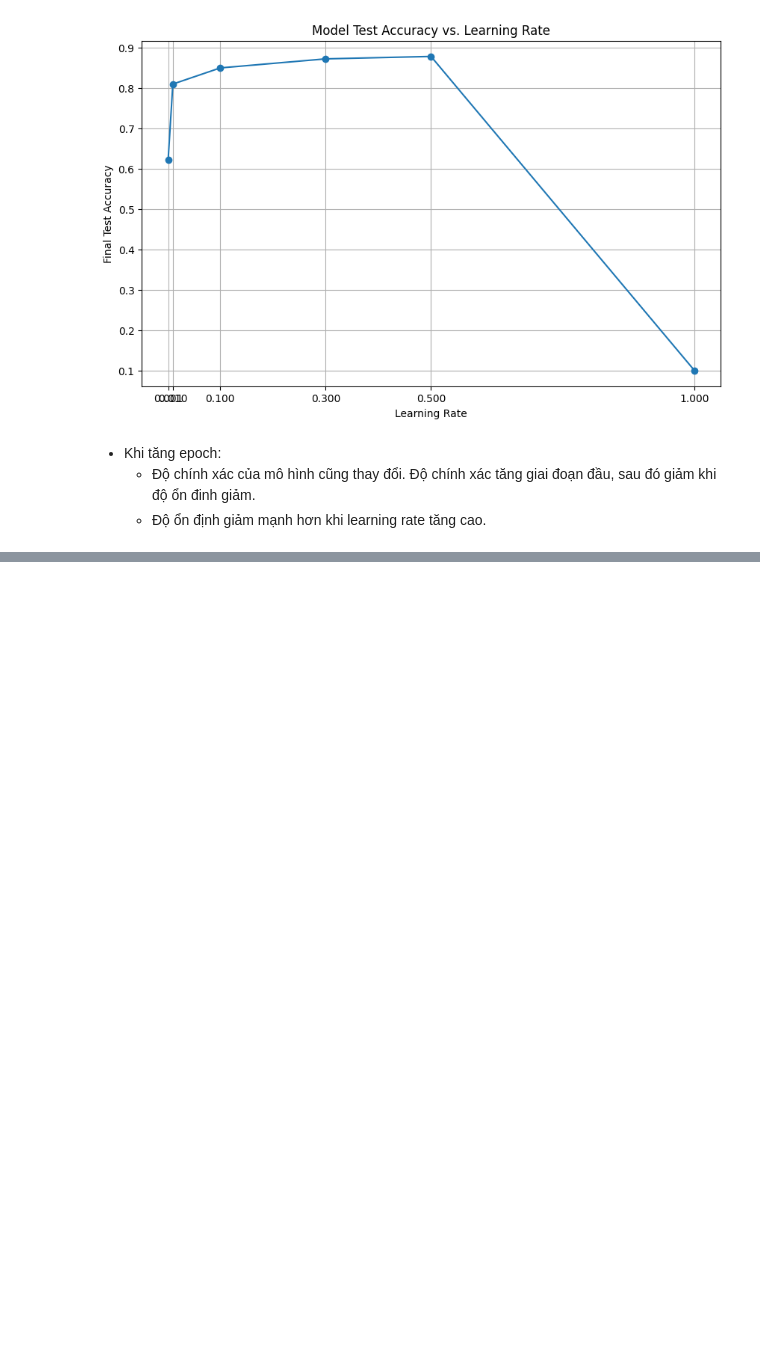
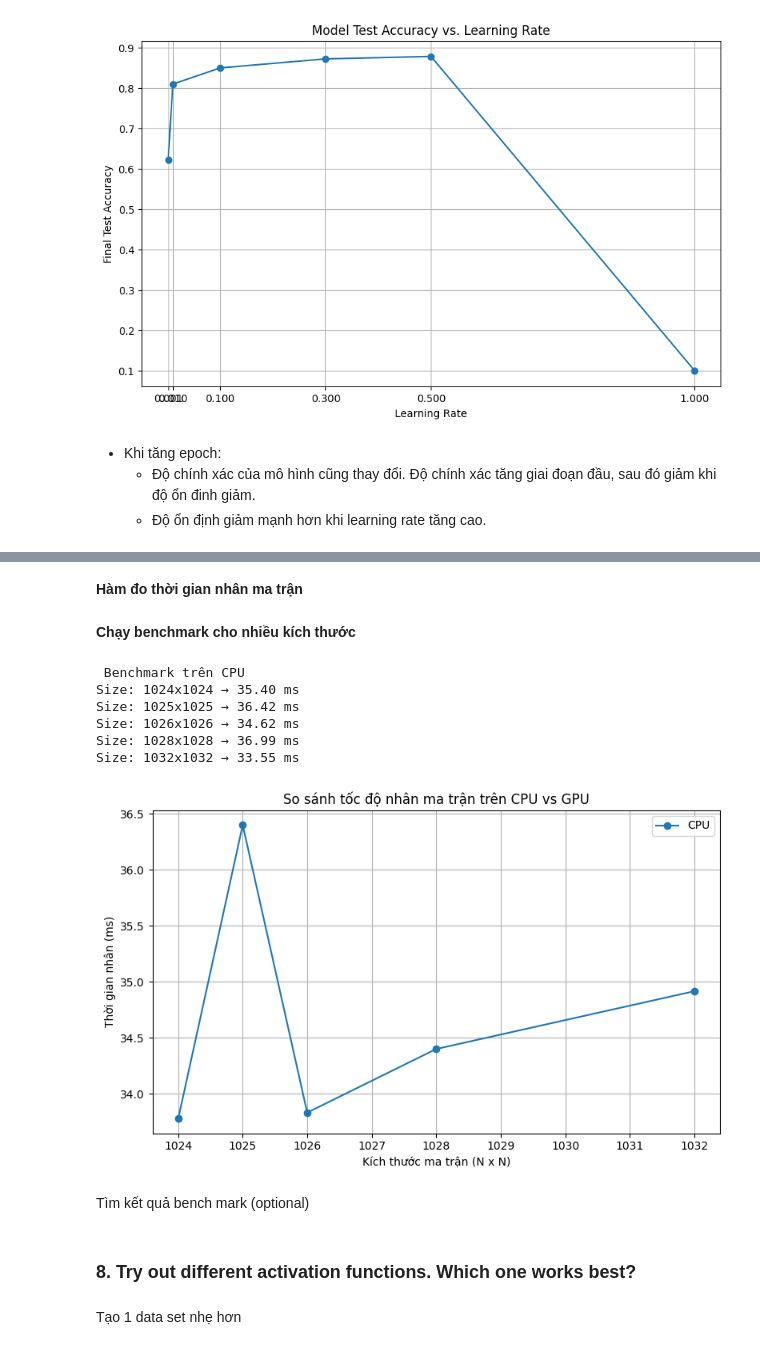
Before and after one commit to lifebow/MFFCS, a Jupyter notebook: MLP_Implementation.ipynb, the cells around one changed output, grey strips where cells are left out. Saved outputs shown, nothing was run; the diff lists cells and outputs as text; code cells hidden in the pictures; blank space fills up the shorter version.

```diff
--- a/MLP_Implementation.ipynb
+++ b/MLP_Implementation.ipynb
@@ -1106,0 +1505,2 @@ plt.grid(True)
+# %% [markdown]
+**Hàm đo thời gian nhân ma trận**
@@ -1106,0 +1524,45 @@ plt.grid(True)
+# %% [markdown]
+**Chạy benchmark cho nhiều kích thước**
+# %%
+devices = ['cpu']
+if torch.cuda.is_available():
+    devices.append('cuda')
+
+# Ghi kết quả
+for device in devices:
+    print(f"\n Benchmark trên {device.upper()}")
+    for size in sizes:
+        t = benchmark_matmul(size, device)
+        print(f"Size: {size}x{size} → {t*1000:.2f} ms")
+# %% [output]
+ Benchmark trên CPU
+Size: 1024x1024 → 35.40 ms
+Size: 1025x1025 → 36.42 ms
+Size: 1026x1026 → 34.62 ms
+Size: 1028x1028 → 36.99 ms
+Size: 1032x1032 → 33.55 ms
+# %%
+results = {device: [] for device in devices}
+
+# Đo và lưu kết quả
+for device in devices:
+    for size in sizes:
+        t = benchmark_matmul(size, device)
+        results[device].append(t * 1000)  # đổi ra ms
+
+# Vẽ biểu đồ
+plt.figure(figsize=(8, 5))
+for device in devices:
+    plt.plot(sizes, results[device], marker='o', label=f"{device.upper()}")
+
+plt.xlabel("Kích thước ma trận (N x N)")
+plt.ylabel("Thời gian nhân (ms)")
+plt.title("So sánh tốc độ nhân ma trận trên CPU vs GPU")
+plt.legend()
+plt.grid(True)
+plt.tight_layout()
+plt.show()
+# %% [output]
+[figure, added]
+# %% [markdown]
+Tìm kết quả bench mark (optional)
@@ -1106,0 +1572,4 @@ plt.grid(True)
+# %% [markdown]
+### 8. Try out different activation functions. Which one works best?
+# %% [markdown]
+Tạo 1 data set nhẹ hơn
```
Also changed, not shown: parts of 48 cells of this notebook.
